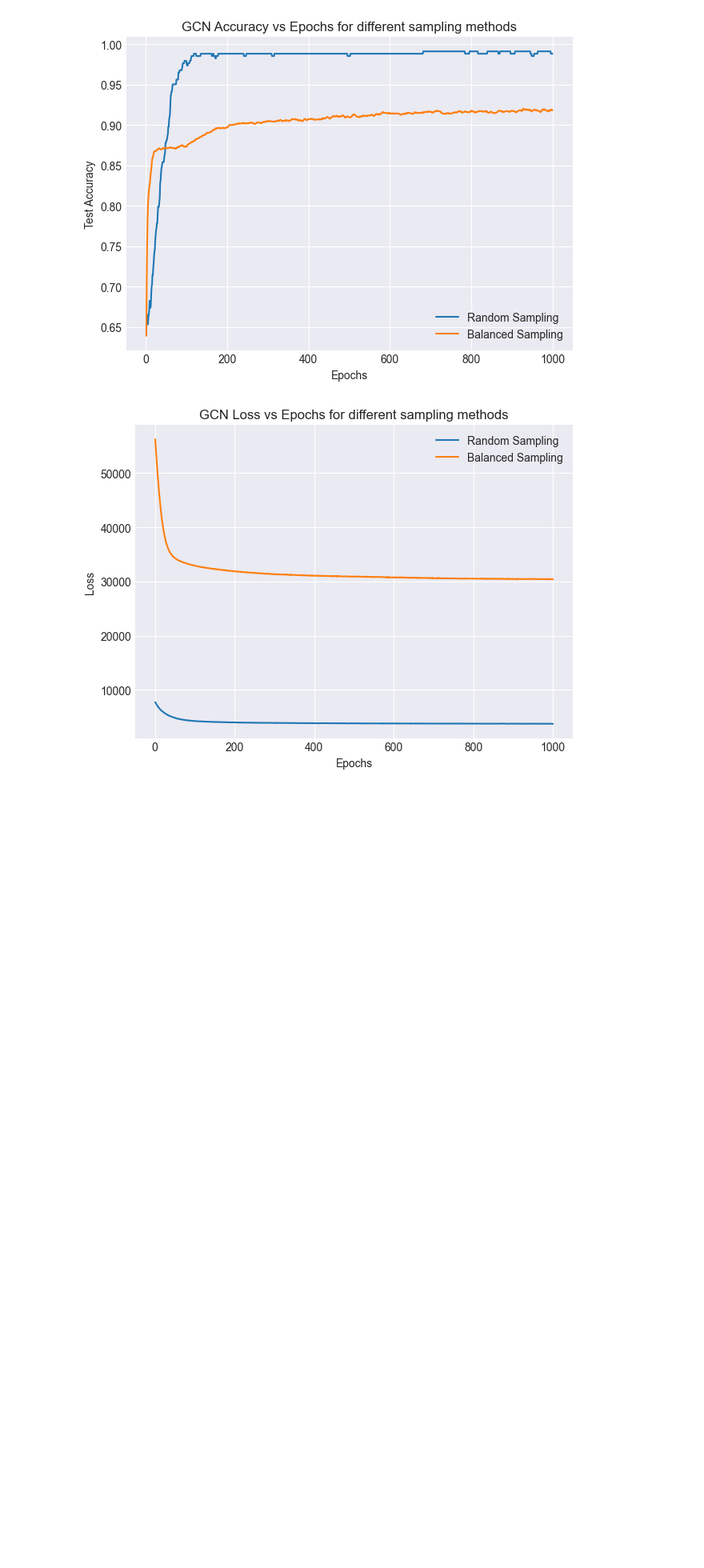
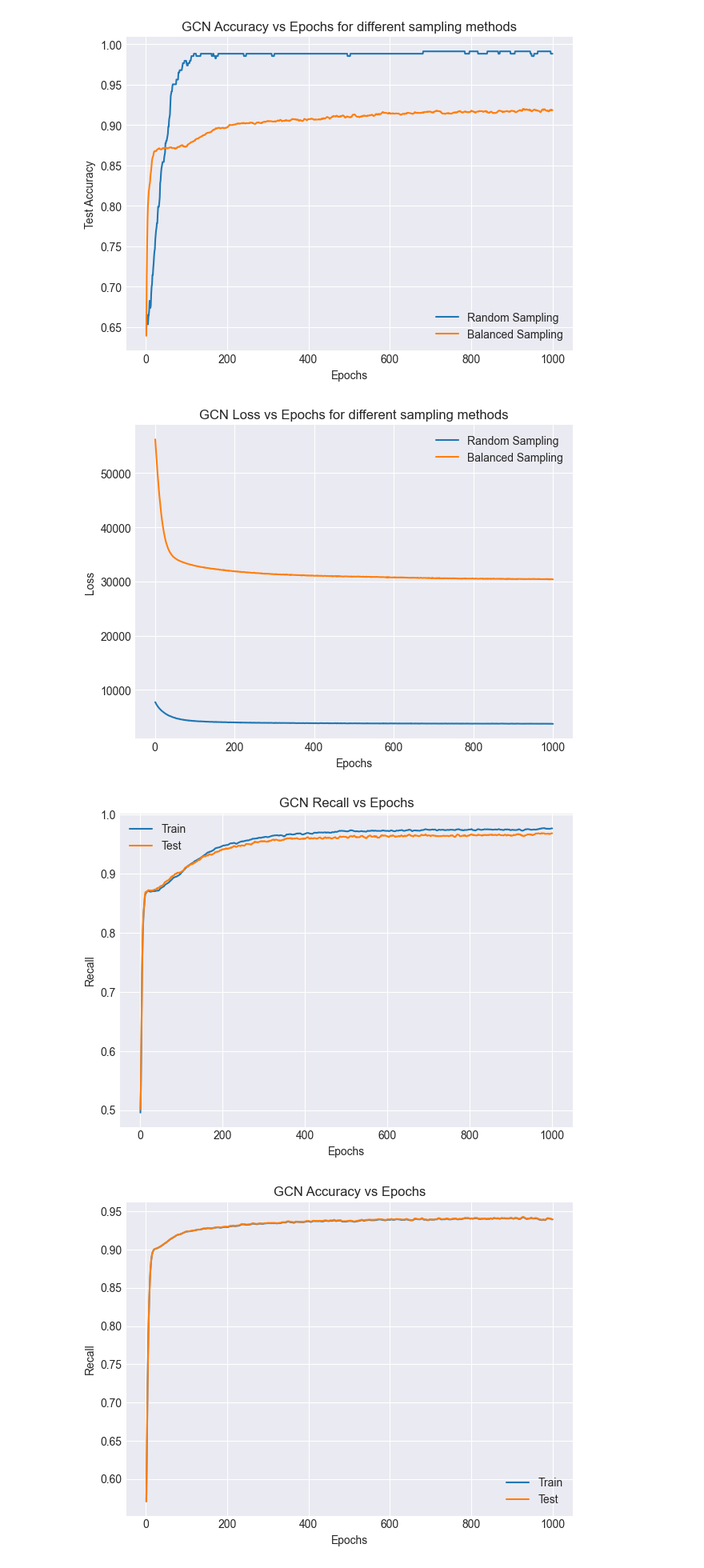
Before and after one commit to sbhardwajgrid/graph-DL, a Jupyter notebook: notebooks/results_evaluation.ipynb, the cells around one changed output. Shown at 80% size. Cells and saved outputs as stored; diff of their text form; code cells hidden in the pictures; blank space fills up the shorter version.

```diff
--- a/notebooks/results_evaluation.ipynb
+++ b/notebooks/results_evaluation.ipynb
@@ -103,3 +88,19 @@ plot_metrics(gcn_200_r["epochs"] , "Epochs" , [gcn_200_r["loss"] , gcn_200_b["lo
              "GCN Loss vs Epochs for different sampling methods")
 # %% [output]
 [figure]
+# %%
+gcn_5_r = read_log_file("../src/logs/es_expt/gcn_16_200_0.5_0.log" , metric = "recall")
+gcn_5_a = read_log_file("../src/logs/es_expt/gcn_16_200_0.5_0.log" , metric = "acc")
+gcn_5_p = read_log_file("../src/logs/es_expt/gcn_16_200_0.5_0.log" , metric = "precision")
+
+
+plot_metrics(gcn_5_r["epochs"] , "Epochs" , [gcn_5_r["train"] , gcn_5_r["test"]],
+             ["Train" , "Test"] , "Recall" , colour_palette[:2],
+             "GCN Recall vs Epochs")
+
+plot_metrics(gcn_5_a["epochs"] , "Epochs" , [gcn_5_a["train"] , gcn_5_a["test"]],
+             ["Train" , "Test"] , "Recall" , colour_palette[:2],
+             "GCN Accuracy vs Epochs")
+# %% [output]
+[figure, added]
+[figure, added]
```
Also changed, not shown: parts of 15 cells of this notebook, 14 other files.
